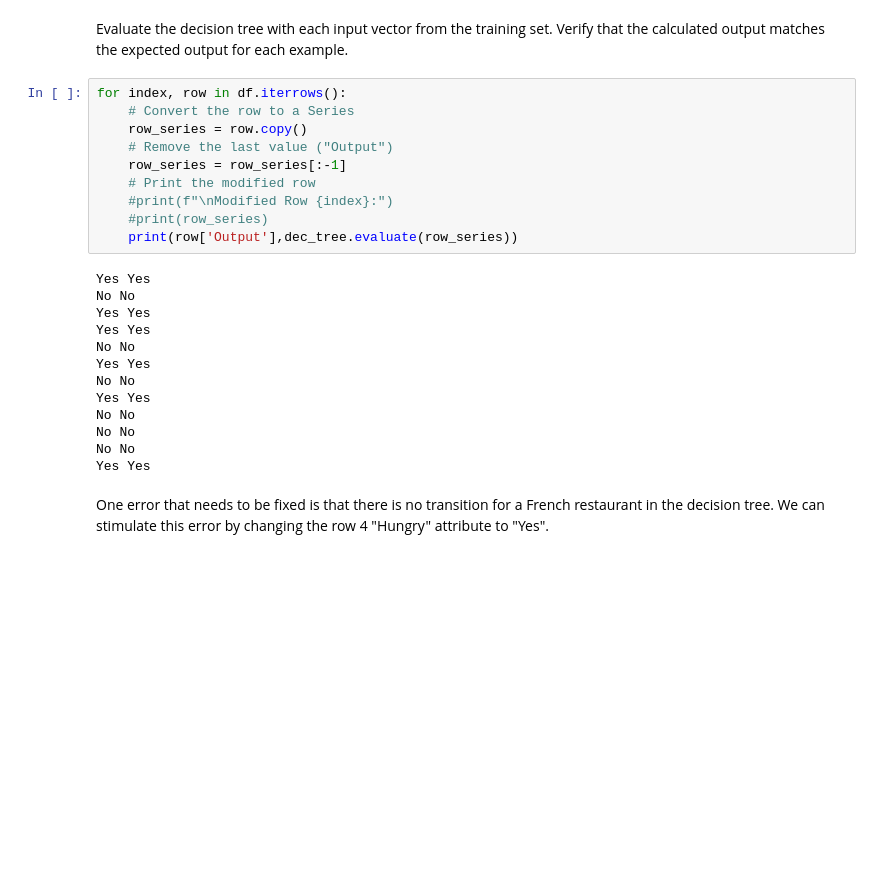
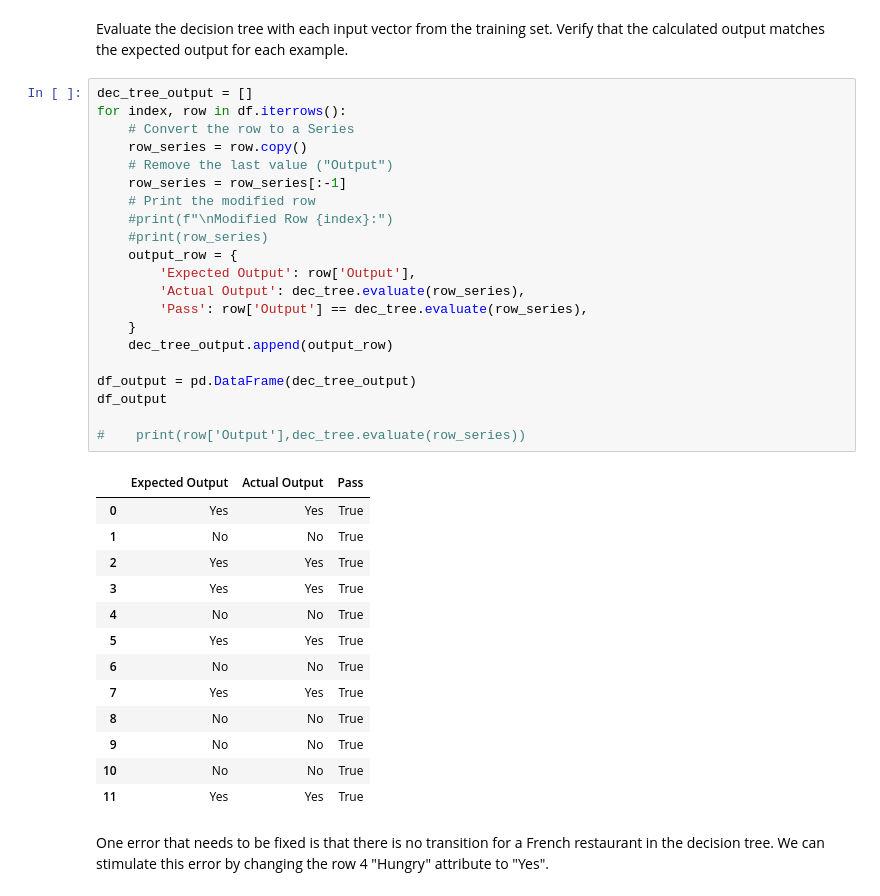
Before and after one commit to awaldis/ai-notes, a Jupyter notebook: restaurant_decision_tree.ipynb, the cells around one changed output. Drawn from its saved outputs; the diff is of its cells as text; blank space fills up the shorter version.

```diff
--- a/restaurant_decision_tree.ipynb
+++ b/restaurant_decision_tree.ipynb
@@ -267,28 +269,40 @@ dec_tree.create_graph(dot)
 # %% [markdown]
 Evaluate the decision tree with each input vector from the training set.  Verify that the calculated output matches the expected output for each example.
 # %%
+dec_tree_output = []
 for index, row in df.iterrows():
     # Convert the row to a Series
     row_series = row.copy()
     # Remove the last value ("Output")
     row_series = row_series[:-1]
     # Print the modified row
     #print(f"\nModified Row {index}:")
     #print(row_series)
-    print(row['Output'],dec_tree.evaluate(row_series))
+    output_row = {
+        'Expected Output': row['Output'],
+        'Actual Output': dec_tree.evaluate(row_series),
+        'Pass': row['Output'] == dec_tree.evaluate(row_series),
+    }
+    dec_tree_output.append(output_row)
+
+df_output = pd.DataFrame(dec_tree_output)
+df_output
+
+#    print(row['Output'],dec_tree.evaluate(row_series))
 # %% [output]
-Yes Yes
-No No
-Yes Yes
-Yes Yes
-No No
-Yes Yes
-No No
-Yes Yes
-No No
-No No
-No No
-Yes Yes
+|  | Expected Output | Actual Output | Pass |
+| 0 | Yes | Yes | True |
+| 1 | No | No | True |
+| 2 | Yes | Yes | True |
+| 3 | Yes | Yes | True |
+| 4 | No | No | True |
+| 5 | Yes | Yes | True |
+| 6 | No | No | True |
+| 7 | Yes | Yes | True |
+| 8 | No | No | True |
+| 9 | No | No | True |
+| 10 | No | No | True |
+| 11 | Yes | Yes | True |
 # %% [markdown]
 One error that needs to be fixed is that there is no transition for a French restaurant in the decision tree.  We can stimulate this error by changing the row 4 "Hungry" attribute to "Yes".
 # %%
```
Also changed, not shown: parts of 2 cells of this notebook.
